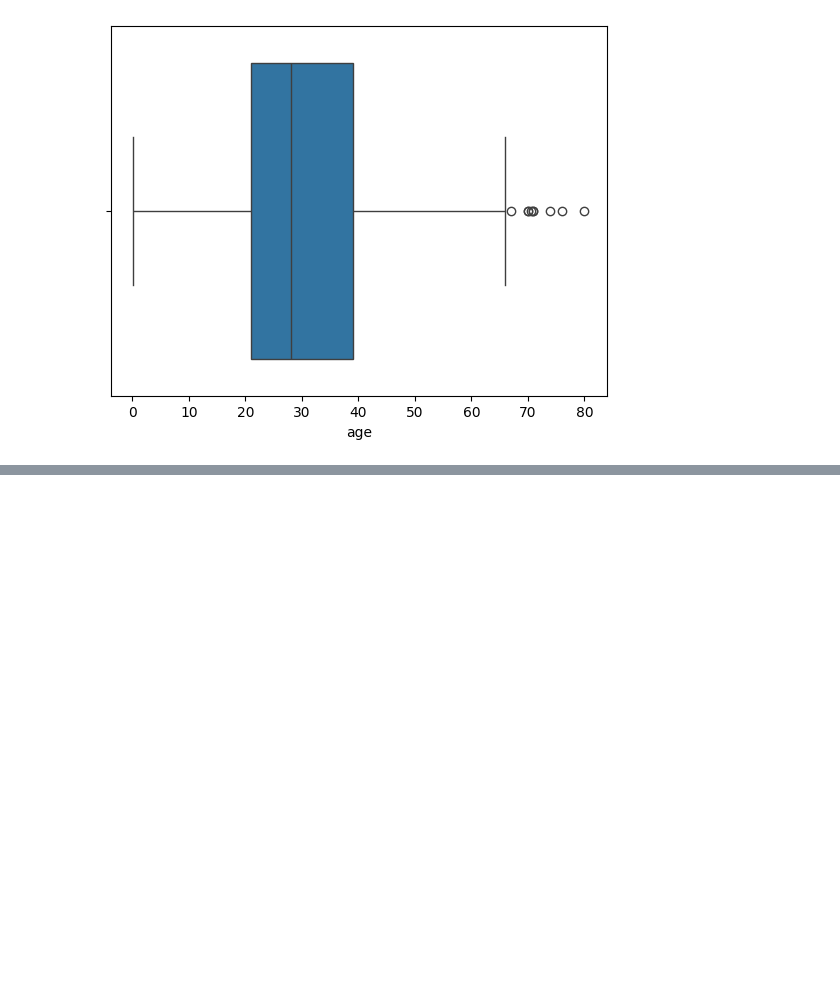
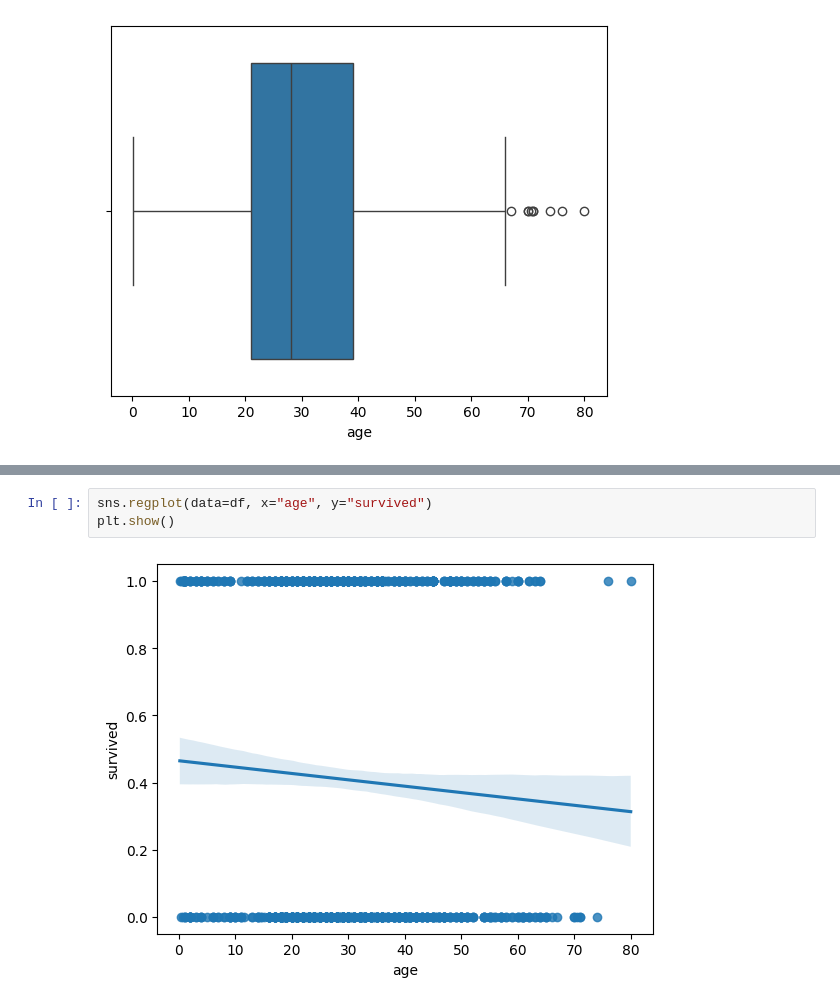
Before and after one commit to subhamoydatta703/Pandas-Seaborn-Scikit-Learn, a Jupyter notebook: seaborn/day1.ipynb, the cells around one changed output, grey strips where cells are left out. Drawn from its saved outputs; the diff is of its cells as text; blank space fills up the shorter version.

```diff
--- a/seaborn/day1.ipynb
+++ b/seaborn/day1.ipynb
@@ -188,0 +221,5 @@ plt.show()
+# %%
+sns.regplot(data=df, x="age", y="survived")
+plt.show()
+# %% [output]
+[figure, added]
```
Also changed, not shown: parts of 9 cells of this notebook, 1 other file.
